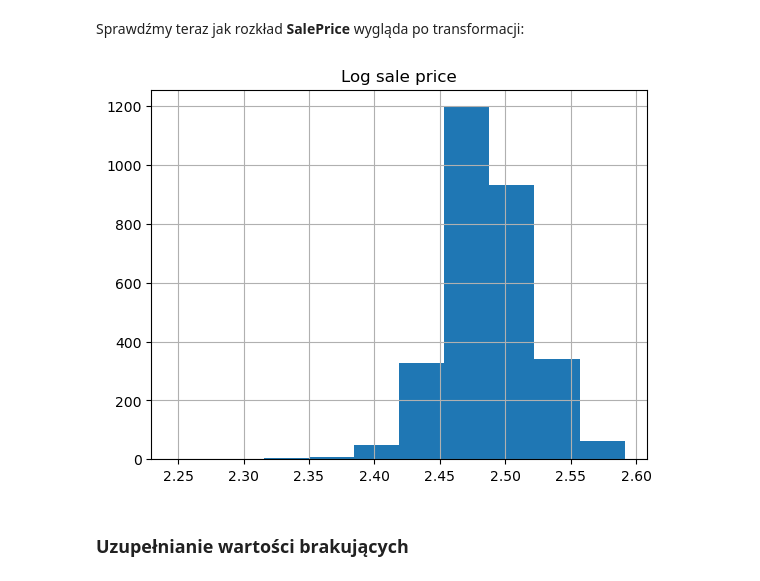
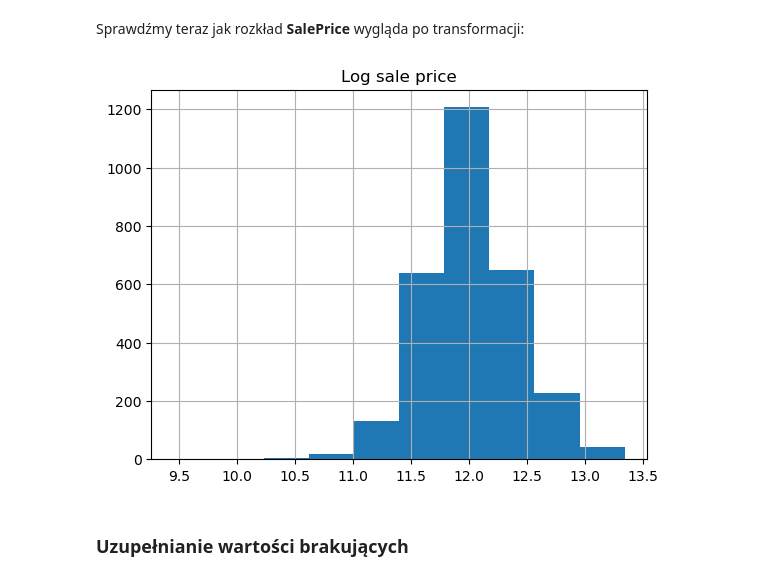
Before and after one commit to dadamczykk/Basics_of_AI, a Jupyter notebook: Lab1/lab_1.ipynb, the cells around one changed output. Drawn from its saved outputs; the diff is of its cells as text; code cells hidden in the pictures.

```diff
--- a/Lab1/lab_1.ipynb
+++ b/Lab1/lab_1.ipynb
@@ -251,11 +250,11 @@ Name: SalePrice, dtype: float64
 # %% [markdown]
 Sprawdźmy teraz jak rozkład **SalePrice** wygląda po transformacji:
 # %%
-pd.Series(np.log(df["SalePrice"])).hist()
+pd.Series(df["SalePrice"]).hist()
 plt.title("Log sale price")
 plt.show()
 # %% [output]
-[figure, old version]
+[figure, new version]
 # %% [markdown]
 ### Uzupełnianie wartości brakujących
 # %% [markdown]
```
Also changed, not shown: parts of 29 cells of this notebook, 1 other file.
